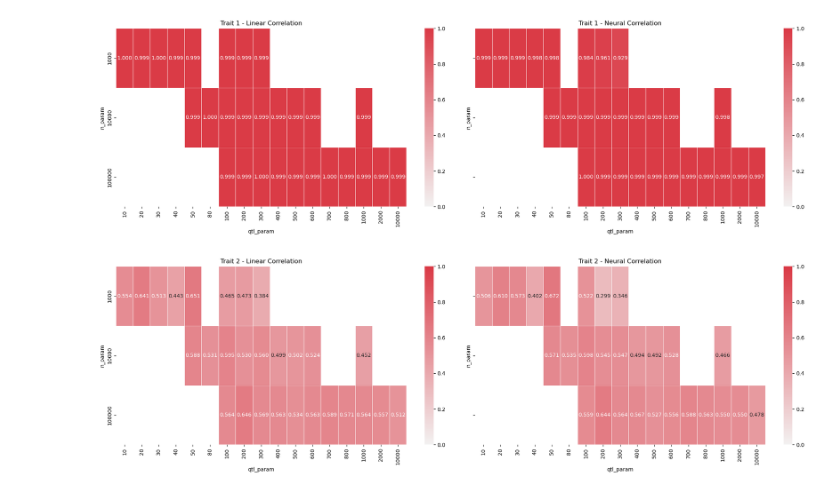
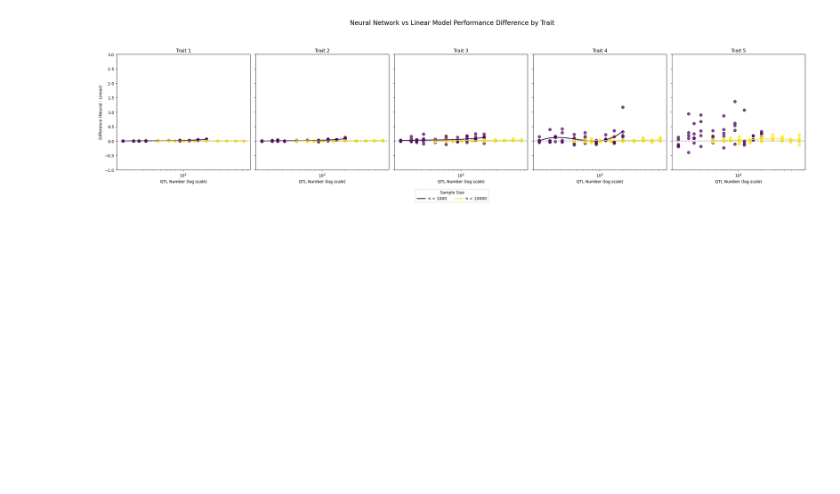
Before and after one commit to Arcadia-Science/2025-epistasis-dl-quantgen, a Jupyter notebook: workflow_sims/alphasimr_mini_snakemake/plot_models.ipynb, the cells around one changed output. Drawn from its saved outputs; the diff is of its cells as text; code cells hidden in the pictures; blank space fills up the shorter version.

```diff
--- a/workflow_sims/alphasimr_mini_snakemake/plot_models.ipynb
+++ b/workflow_sims/alphasimr_mini_snakemake/plot_models.ipynb
@@ -274,59 +163,0 @@ comparison_df.head()
-# %%
-unique_traits = sorted(comparison_df['trait_number'].unique())
-
-for i, trait in enumerate(unique_traits):
-    # Filter data for this trait
-    trait_data = comparison_df[comparison_df['trait_number'] == trait]
-
-    # Create a figure with two subplots side by side
-    fig, axes = plt.subplots(1, 2, figsize=(20, 6), sharey=True)
-    cmap = sns.diverging_palette(240, 10, as_cmap=True)
-
-    # Create pivot tables for both correlation types
-    linear_pivot = trait_data.pivot_table(
-        index='n_param',
-        columns='qtl_param',
-        values='linear_correlation'
-    )
-
-    neural_pivot = trait_data.pivot_table(
-        index='n_param',
-        columns='qtl_param',
-        values='neural_correlation'
-    )
-
-    # Plot linear correlation heatmap
-    sns.heatmap(
-        linear_pivot,
-        ax=axes[0],
-        cmap=cmap,
-        vmin=0,
-        vmax=1,
-        center=0,
-        annot=True,
-        fmt=".3f",
-        linewidths=0.5,
-        cbar=True
-    )
-    axes[0].set_title(f'Trait {trait} - Linear Correlation')
-
-    # Plot neural correlation heatmap
-    sns.heatmap(
-        neural_pivot,
-        ax=axes[1],
-        cmap=cmap,
-        vmin=0,
-        vmax=1,
-        center=0,
-        annot=True,
-        fmt=".3f",
-        linewidths=0.5,
-        cbar=True
-    )
-    axes[1].set_title(f'Trait {trait} - Neural Correlation')
-
-    plt.tight_layout()
-    plt.show()
-# %% [output]
-[figure, removed]
-[figure, removed]
@@ -333 +263,5 @@ for i, trait in enumerate(unique_traits):
+# %%
+plot_difference_scatter(comparison_df)
+# %% [output]
+[figure, added]
 # %%
```
Also changed, not shown: parts of 14 cells of this notebook, 1 other file.
